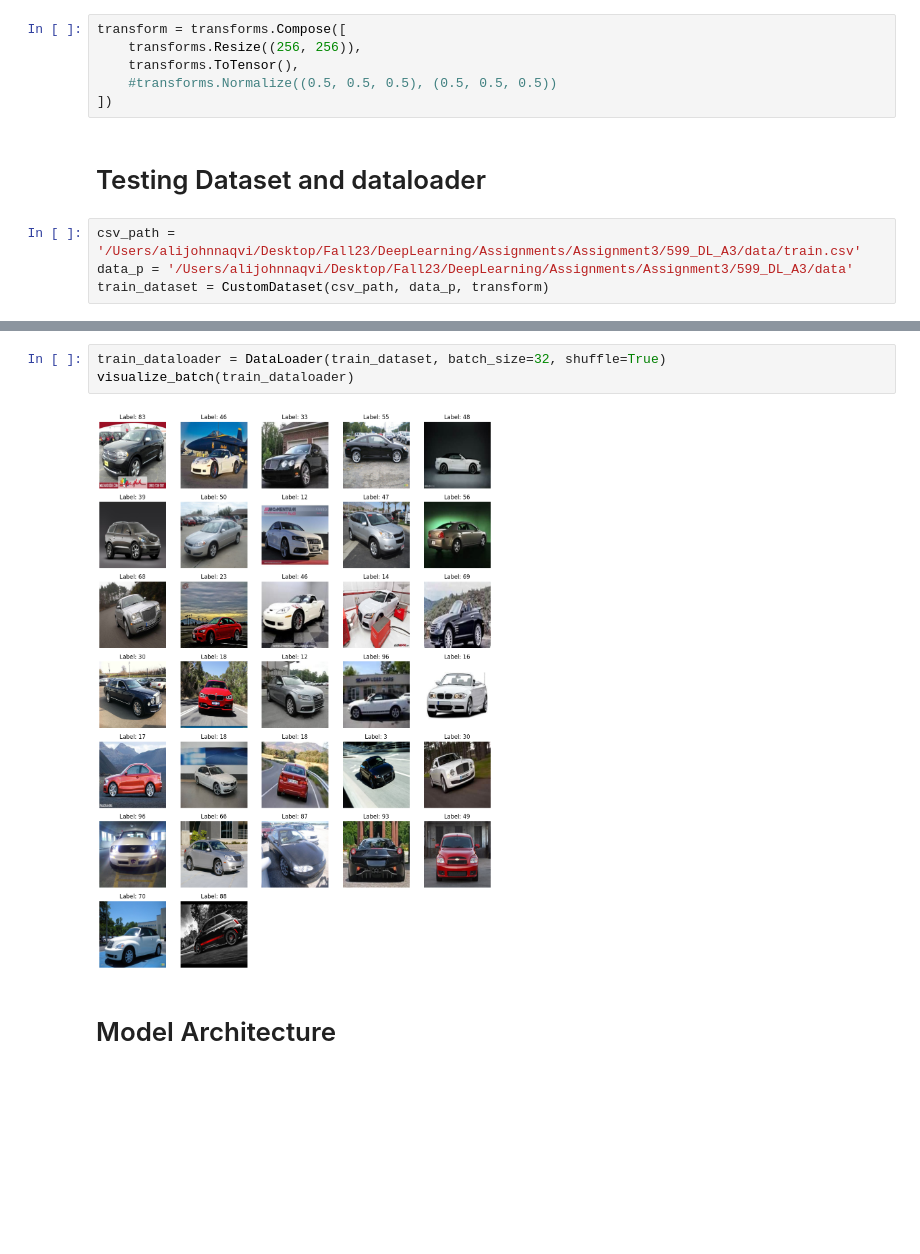
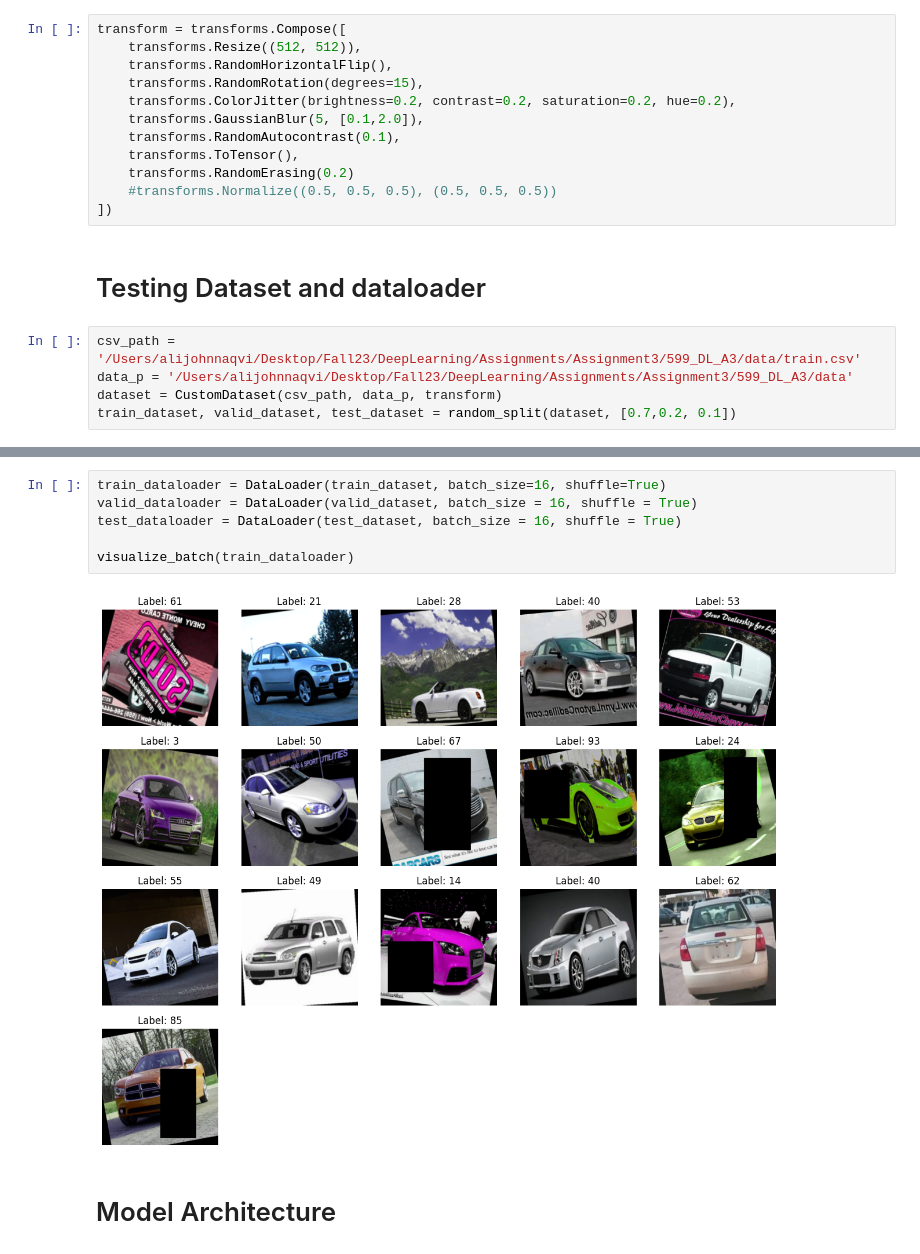
Before and after one commit to ali-john/599_DL_A3, a Jupyter notebook: baseModel.ipynb, the cells around one changed output, grey strips where cells are left out. Cells and saved outputs as stored; diff of their text form; blank space fills up the shorter version.

Commit message:
Trained Model

```diff
--- a/baseModel.ipynb
+++ b/baseModel.ipynb
@@ -76,7 +76,13 @@ class CustomDataset(Dataset):
 # %%
 transform = transforms.Compose([
-    transforms.Resize((256, 256)),
+    transforms.Resize((512, 512)),
+    transforms.RandomHorizontalFlip(),
+    transforms.RandomRotation(degrees=15),
+    transforms.ColorJitter(brightness=0.2, contrast=0.2, saturation=0.2, hue=0.2),
+    transforms.GaussianBlur(5, [0.1,2.0]),
+    transforms.RandomAutocontrast(0.1),
     transforms.ToTensor(),
+    transforms.RandomErasing(0.2)
     #transforms.Normalize((0.5, 0.5, 0.5), (0.5, 0.5, 0.5))
 ])
 # %% [markdown]
@@ -84,7 +90,8 @@ transform = transforms.Compose([
 # %%
 csv_path = '/Users/alijohnnaqvi/Desktop/Fall23/DeepLearning/Assignments/Assignment3/599_DL_A3/data/train.csv'
 data_p = '/Users/alijohnnaqvi/Desktop/Fall23/DeepLearning/Assignments/Assignment3/599_DL_A3/data'
-train_dataset = CustomDataset(csv_path, data_p, transform)
+dataset = CustomDataset(csv_path, data_p, transform)
+train_dataset, valid_dataset, test_dataset = random_split(dataset, [0.7,0.2, 0.1])
 # %%
 print(train_dataset.__len__())
 sample, label_s = train_dataset.__getitem__(5)
@@ -99,7 +106,10 @@ visualize_samples(dataset=train_dataset)
 # %%
-train_dataloader = DataLoader(train_dataset, batch_size=32, shuffle=True)
+train_dataloader = DataLoader(train_dataset, batch_size=16, shuffle=True)
+valid_dataloader = DataLoader(valid_dataset, batch_size = 16, shuffle = True)
+test_dataloader = DataLoader(test_dataset, batch_size = 16, shuffle = True)
+
 visualize_batch(train_dataloader)
 # %% [output]
-[figure, old version]
+[figure, new version]
 # %% [markdown]
 # Model Architecture
```
Also changed, not shown: parts of 12 cells of this notebook.
